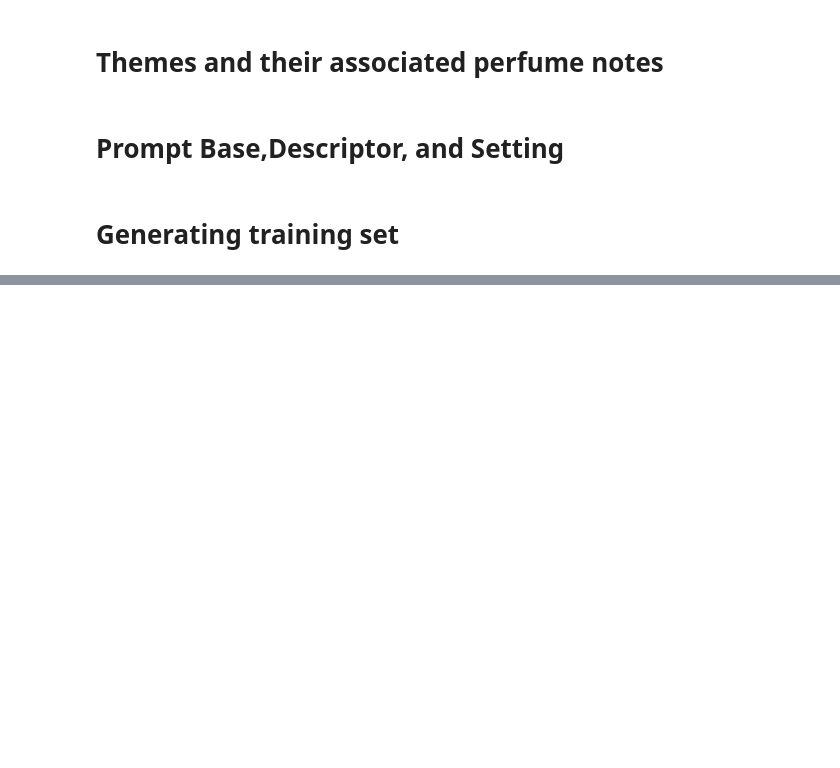
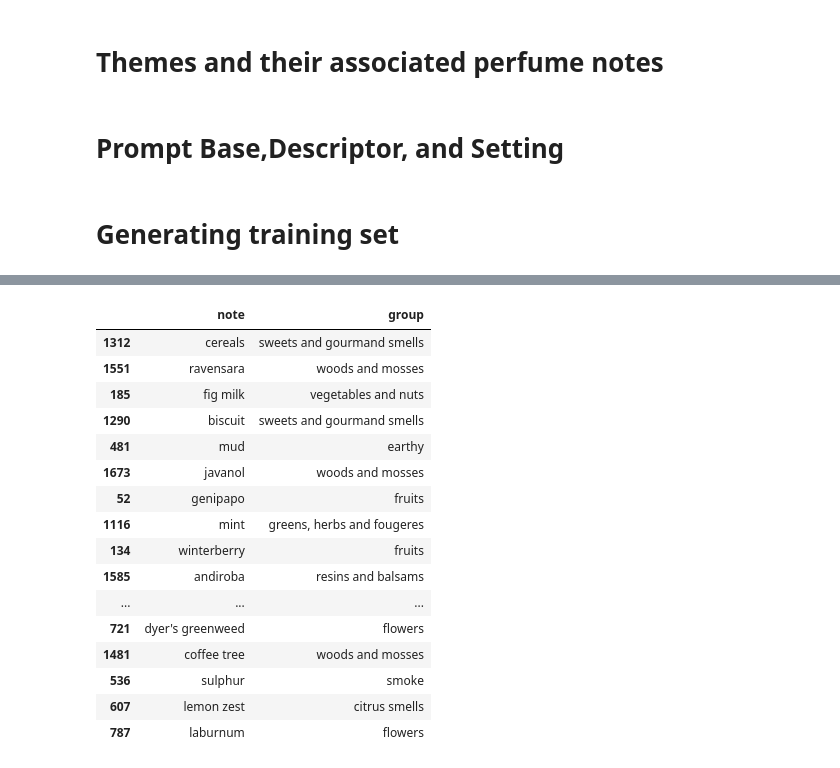
Before and after one commit to juntongsu/totallymakescents, a Jupyter notebook: data_collection/generating_training_data.ipynb, the cells around one changed output, grey strips where cells are left out. Drawn from its saved outputs; the diff is of its cells as text; code cells hidden in the pictures; blank space fills up the shorter version.

```diff
--- a/data_collection/generating_training_data.ipynb
+++ b/data_collection/generating_training_data.ipynb
@@ -55,7 +55,7 @@ fruits = [
     "yellow cherry", "yellow fruits", "yumberry","blackcurrant juice", "cherry liqueur", "cocktail fruits", "fruit tea",
     "lemon soda", "lemonade", "orange soda", "pear juice",'little doll strawberry',
      'antillone™','apple shisha accord','hexyl acetate','pearadise®', 'melonal',
-     'dihydromyrcenol','pomarose','veloutone','verdox'
+     'dihydromyrcenol','pomarose','veloutone','verdox','fruity','tropical','cherry'
 ]
 
 vegetables_and_nuts = [
@@ -69,7 +69,7 @@ vegetables_and_nuts = [
     "potato", "pumpkin", "purple yam", "rhubarb", "roasted nuts", "sarsaparilla",
     "serrano pepper", "shea butter", "shea nuts", "soybean", "squash", "tamanu", "taro",
     "tomato", "vegetal notes", "walnut", "walnut milk", "wattleseed", "yuca cassava",
-    "carrot seeds",'tomato sauce'
+    "carrot seeds",'tomato sauce','nutty'
 ]
 
 alcoholic = [
@@ -97,7 +97,7 @@ musk_and_amber = [
     "kyphi", "muscone", "musk", "sylkolide", "velvione™",'ambrox® super',
     'tonalide®','tonquitone™','ambreine','ambrinol','galaxolide','lorenox',
     'muscenone','cashalox','cashmeran','cosmone','helvetolide','hina',
-    'serenolide', 'operanide','sclarene','sinfonide'
+    'serenolide', 'operanide','sclarene','sinfonide','musky'
 ]
 
 animalic = [
@@ -108,7 +108,7 @@ animalic = [
     "skatole", "skin", "suede", "truffle", 'black leather', 'white leather', 'wool',
     "ambergris","ambrarome","ambrostar", "cetalox","muscone",'ambrox® super',
     'lactones','suederal®','ambrinol','indole','isobutyl quinoline',
-    'soy sauce'
+    'soy sauce','leather','musky','savory','animalic'
 ]
 
 # these are new categories
@@ -124,7 +124,7 @@ urban = [
     'hot iron', 'metallic notes', 'silver',
     'pharaone®','scent trek®','factor x', 'iodine','hand cream',
     'industrial glue','nail polish', 'hair pomade','ammonia','melbaton',
-    'sodium silicate'
+    'sodium silicate','rubber','industrial glue','asphault','metallic'
 ]
 
 weird = [
@@ -136,21 +136,24 @@ weird = [
 
 ocean = ['solar notes','sea foam', 'sea water', 'crustaceans', 'pink himalayan sea salt',
         "coral reef","oysters","sea shells","starfish",'thalassogaia™',
-        'siren', 'diving suit','sand','re base','sunscreen', 'suntan lotion'
+        'siren', 'diving suit','sand','re base','sunscreen', 'suntan lotion','ozonic',
+        'fresh spicy','fresh','tropical','marine','aquatic'
 ]
 
 water = [
     'aquozone', 'floralozone', 'head space waterfall', 'holy water', 'ice',
     'water','wet stone','fish','mitti attar','dew drop','sauna','aqual™',
     'rain notes', 'river notes','steam accord','thalassogaia™','geosmin',
-    'calone','calypsone','cascalone','snow'
+    'calone','calypsone','cascalone','snow','ozonic','fresh spicy','fresh',
+    'marine','aquatic'
 ]
 
 earthy = [
     'cobblestone', 'coral limestone', 'dirt', 'earth tincture', 'mud',
     'salt', 'sand', 'stone','yeast','straw','naturalcalm™',
     'pebbles','clay','earthy notes','mineral notes',
-    'slate','loam','camphor','chalk','coumarin','terracotta'
+    'slate','loam','camphor','chalk','coumarin','terracotta','earthy',
+    'mineral'
 ]
 
 
@@ -158,7 +161,7 @@ clean = [
     'fabric','linen','accord eudora®','alcantara accord','ambrofix™',
     'hivernal®','osmasylk natsublim™','steam accord','t-shirt accord',
     'toothpaste','aldehydes','tulle accord','powdery notes','calone',
-    'calypsone','ozonic notes','mountain air'
+    'calypsone','ozonic notes','mountain air', 'lavender','soapy'
 ]
 
 old = [
@@ -169,7 +172,8 @@ old = [
 smoke = [
     'ash', 'burnt match','fire', 'smoke','lava','cuban cigar','flint',
     'coal','coal tar pitch','sulphur', 'hashish','apple shisha accord',
-    'trimofix®','guaiacol','ember','mystikal','peat','sp3 carbon'
+    'trimofix®','guaiacol','ember','mystikal','peat','sp3 carbon','smoky',
+    'coffee'
 ]
 
 
@@ -181,7 +185,7 @@ oppulence = [
     "ambrostar", "ambroxan",'olibanum (frankincense)','myrrh',
     'agarwood (oud)','sandalwood','patchouli', 'patchouli (green)',
     'leather', 'saffiano leather', 'black leather', 'white leather',
-    'truffle','gold','silver'
+    'truffle','gold','silver','leather','tobacco','coffee'
 ]
 # %%
 for fruit in fruits:
@@ -217,24 +221,28 @@ for op_note in oppulence:
 
 flowers = ['para-cresyl phenyl acetate','rose oxide','salicylic acid',
         'floratta dna','ionones','magnolan','mugane','bourgeonal',
-        'tuberolide','coranol','damascone','prunol','rhodinol']
+        'tuberolide','coranol','damascone','prunol','rhodinol','rose',
+        'white floral','iris']
 
 white_flowers = ['jasmolactone','lilybelle®','nympheal™','jasmone',
                 'cyclopidene','hedione','paradisone']
 
 green_herbs = ['eugenol','rice powder','clarycet','pollen', 'propolis','sisal rope',
-               'western honey bee','mountain air','hexenyl green','spiranol']
+               'western honey bee','mountain air','hexenyl green','spiranol','green',
+                'lavender','herbal','mossy']
 
 woods_and_mosses = ['terpineol','georgywood','healingwood', 'lacquered wood', "kephalis",
     'pepperwood™', 'cetonal®','iso e super','norlimbanol™','orcanox™','timbersilk™',
     'trimofix®','aldambre','amyl salicylate','evernyl','isobutyl quinoline',
-    'javanol','boisiris','hindinol','operanide','terranol','timberol','z-11 hd']
+    'javanol','boisiris','hindinol','operanide','terranol','timberol','z-11 hd','woody']
 
-sweet = ['fior di latte', 'molasses', 'red bean paste', 'vanillin', 'azarbre','ethyl maltol','ember', 'flour']
+sweet = ['fior di latte', 'molasses', 'red bean paste', 'vanillin', 'azarbre','ethyl maltol','ember', 'flour',
+        'sweet','vanilla','cacao','chocolate','honey','caramel']
 
-citrus = ['dodecanal','vitamin c']
+citrus = ['dodecanal','vitamin c','citrus']
 
-spices = ['pepperwood™','osmasylk natsublim™','cinnamaldehyde','poivrol']
+spices = ['pepperwood™','osmasylk natsublim™','cinnamaldehyde','poivrol','warm spicy',
+          'oriental','anis']
 
 resins = ["tolu balsam",'talc']
 
@@ -507,0 +526,21 @@ with open(output_file, "w", encoding="latin-1") as f:
+# %%
+new_notes_df = pd.DataFrame(data=scent_bank, columns=['note','group'])
+new_notes_df.sample(20)
+# %% [output]
+|  | note | group |
+| 1312 | cereals | sweets and gourmand smells |
+| 1551 | ravensara | woods and mosses |
+| 185 | fig milk | vegetables and nuts |
+| 1290 | biscuit | sweets and gourmand smells |
+| 481 | mud | earthy |
+| 1673 | javanol | woods and mosses |
+| 52 | genipapo | fruits |
+| 1116 | mint | greens, herbs and fougeres |
+| 134 | winterberry | fruits |
+| 1585 | andiroba | resins and balsams |
+| ... | ... | ... |
+| 721 | dyer's greenweed | flowers |
+| 1481 | coffee tree | woods and mosses |
+| 536 | sulphur | smoke |
+| 607 | lemon zest | citrus smells |
+| 787 | laburnum | flowers |
```
Also changed, not shown: parts of 4 cells of this notebook, 3 other files.
